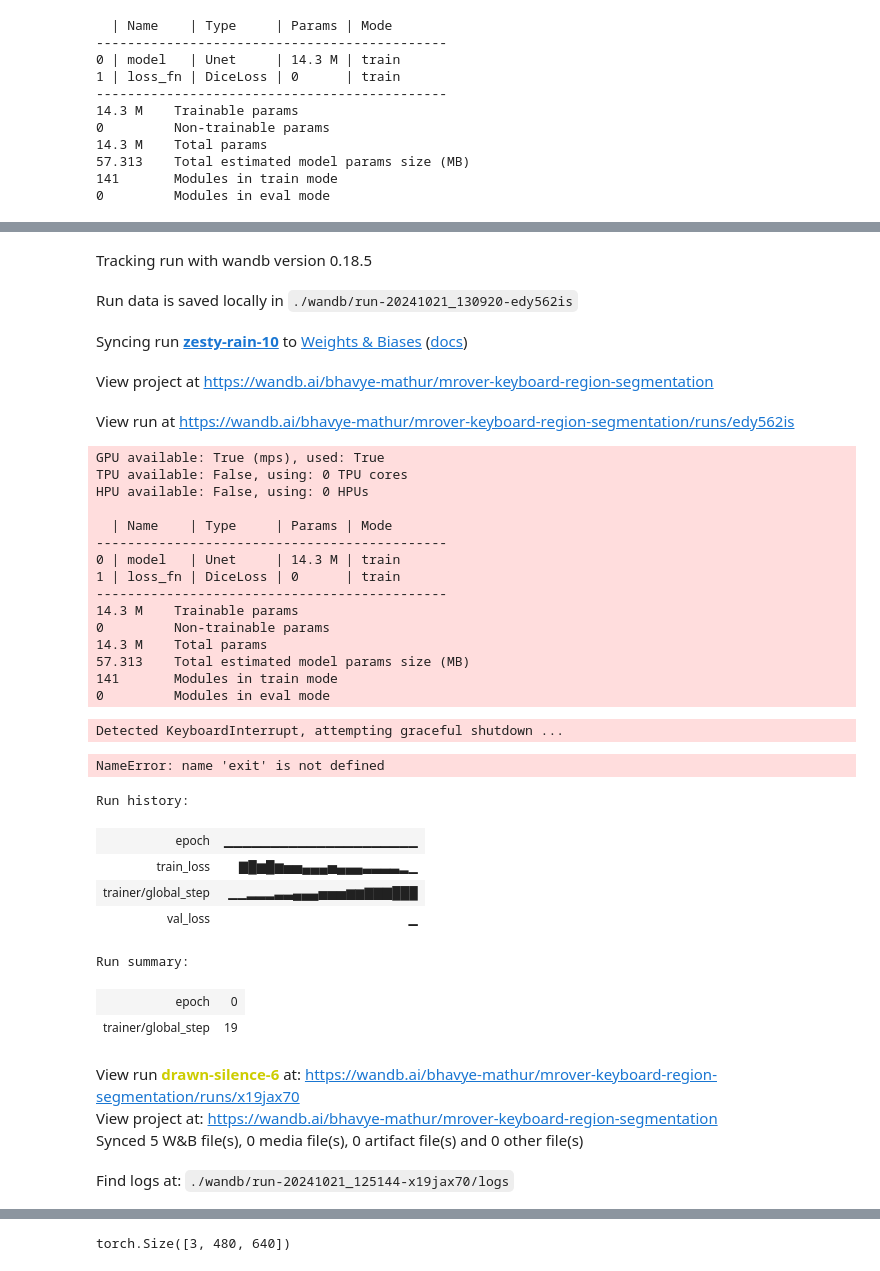
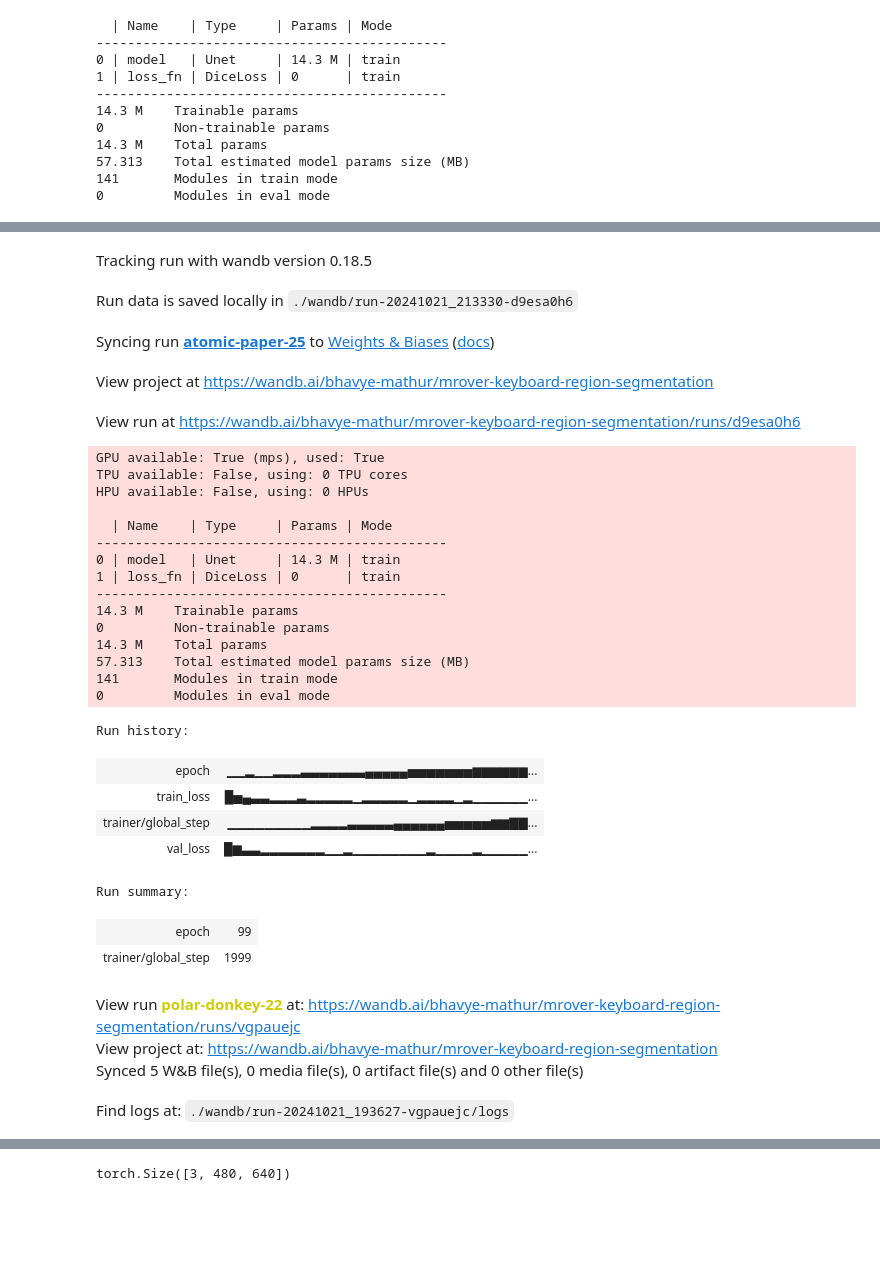
Before and after one commit to umrover/keyboard-detection, a Jupyter notebook: binary-segmentation.ipynb, the cells around one changed output, grey strips where cells are left out. Cells and saved outputs as stored; diff of their text form; code cells hidden in the pictures; blank space fills up the shorter version.

```diff
--- a/binary-segmentation.ipynb
+++ b/binary-segmentation.ipynb
@@ -82,7 +85,7 @@ train_dataset.set_transforms([
     transforms.RandomHorizontalFlip(p=0.5),
     transforms.RandomVerticalFlip(p=0.5),
     # transforms.RandomAffine(degrees=30, shear=30, translate=(0.25, 0.25)),
-    # transforms.RandomPerspective(distortion_scale=0.25, p=0.5),
+    transforms.RandomPerspective(distortion_scale=0.25, p=0.5),
     transforms.RandomErasing(p=0.5),
 ])
 
@@ -91,11 +94,12 @@ train_dataset.set_augmentations([
     transforms.ToDtype(torch.float32, scale=True),
     transforms.GaussianNoise(sigma=0.01),
     transforms.RandomApply([transforms.GaussianNoise(sigma=0.01)], p=0.5),
-    transforms.RandomApply([transforms.GaussianNoise(sigma=0.02)], p=0.5),
     transforms.Normalize(mean, std),
 ])
 # %%
-dl_kwargs = {"batch_size": 32, "num_workers": 2, "persistent_workers": True, "pin_memory": True}
+BATCH_SIZE = 32
+
+dl_kwargs = {"batch_size": BATCH_SIZE, "num_workers": 2, "persistent_workers": True, "pin_memory": True}
 
 train_dataloader = DataLoader(train_dataset, **dl_kwargs, shuffle=True)
 valid_dataloader = DataLoader(valid_dataset, **dl_kwargs)
@@ -154,9 +158,13 @@ class BinarySegmentationModel(pl.LightningModule):
         return self._step(batch, "test")
 
     def configure_optimizers(self):
+        optimizer = torch.optim.Adam([{"params": self.model.encoder.parameters()},
+                                      {"params": self.model.decoder.parameters(), "lr": LEARNING_RATE * 10}], lr=LEARNING_RATE)
+
         optimizer = torch.optim.Adam(self.parameters(), lr=LEARNING_RATE)
+
         # scheduler = torch.optim.lr_scheduler.CosineAnnealingLR(optimizer, T_max=STEPS, eta_min=1e-5)
-        return {"optimizer": optimizer} # "lr_scheduler": {"scheduler": scheduler, "interval": "step", "frequency": 1}
+        return {"optimizer": optimizer}  # "lr_scheduler": {"scheduler": scheduler, "interval": "step", "frequency": 1}
 # %%
 import wandb
 from lightning.pytorch.loggers import WandbLogger
@@ -222,21 +233,26 @@ model_graph.visual_graph
 # %%
-model.to_empty(device=device)
+EPOCHS = 100
+LEARNING_RATE = 3e-4
 
-logger = WandbLogger(project="mrover-keyboard-region-segmentation")
+PROFILE = False
+
+logger = WandbLogger(project="mrover-keyboard-region-segmentation", group=f"DatasetV{DATASET_VERSION}")
 logger.experiment.config["dataset"] = DATASET_VERSION
 # logger.watch(model, log="all", log_freq=len(train_dataloader))
 
 checkpoint_callback = ModelCheckpoint(monitor="val_loss", mode="min")
 
 profiler = "advanced" if PROFILE else None
-trainer = pl.Trainer(max_epochs=EPOCHS, log_every_n_steps=1, logger=logger, callbacks=[checkpoint_callback], profiler=profiler)
+
+trainer = pl.Trainer(max_epochs=EPOCHS, log_every_n_steps=1, logger=logger, callbacks=[checkpoint_callback],
+                     profiler=profiler)
 trainer.fit(model, train_dataloaders=train_dataloader, val_dataloaders=valid_dataloader)
 # %% [output]
 Tracking run with wandb version 0.18.5
-Run data is saved locally in ./wandb/run-20241021_130920-edy562is
+Run data is saved locally in ./wandb/run-20241021_213330-d9esa0h6
-Syncing run zesty-rain-10 to Weights & Biases (docs)
+Syncing run atomic-paper-25 to Weights & Biases (docs)
 View project at https://wandb.ai/bhavye-mathur/mrover-keyboard-region-segmentation
-View run at https://wandb.ai/bhavye-mathur/mrover-keyboard-region-segmentation/runs/edy562is
+View run at https://wandb.ai/bhavye-mathur/mrover-keyboard-region-segmentation/runs/d9esa0h6
 GPU available: True (mps), used: True
 TPU available: False, using: 0 TPU cores
 HPU available: False, using: 0 HPUs
@@ -252,23 +268,22 @@ HPU available: False, using: 0 HPUs
 57.313    Total estimated model params size (MB)
 141       Modules in train mode
 0         Modules in eval mode
-Detected KeyboardInterrupt, attempting graceful shutdown ...
-NameError: name 'exit' is not defined
 # %%
+torch.save(model.state_dict(), f"models/binary_segmentation/{wandb.run.name}-{ARCH}-{BACKBONE}-v{DATASET_VERSION}.pt")
 wandb.finish()
 # %% [output]
 Run history:
-| epoch | ▁▁▁▁▁▁▁▁▁▁▁▁▁▁▁▁▁▁▁▁▁ |
-| train_loss | ▇█▆█▆▅▅▄▄▄▅▄▄▄▃▃▃▃▂▁ |
-| trainer/global_step | ▁▁▂▂▂▃▃▄▄▄▅▅▅▆▆▇▇▇███ |
-| val_loss | ▁ |
+| epoch | ▁▁▂▁▁▂▂▂▃▃▃▃▃▃▃▄▄▄▄▄▅▅▅▅▅▅▅▆▆▆▆▆▆... |
+| train_loss | █▅▄▃▃▂▂▂▃▂▂▂▂▂▁▂▂▂▂▂▁▂▂▂▂▁▂▁▁▁▁▁▁... |
+| trainer/global_step | ▁▁▁▁▁▁▁▁▁▂▂▂▂▃▃▃▃▃▄▄▄▄▄▄▅▅▅▅▅▆▆▇▇... |
+| val_loss | █▆▃▃▂▂▂▂▂▂▂▁▁▂▁▁▁▁▁▁▁▁▂▁▁▁▁▂▁▁▁▁▁... |
 Run summary:
-| epoch | 0 |
-| trainer/global_step | 19 |
+| epoch | 99 |
+| trainer/global_step | 1999 |
-View run drawn-silence-6 at: https://wandb.ai/bhavye-mathur/mrover-keyboard-region-segmentation/runs/x19jax70
+View run polar-donkey-22 at: https://wandb.ai/bhavye-mathur/mrover-keyboard-region-segmentation/runs/vgpauejc
 View project at: https://wandb.ai/bhavye-mathur/mrover-keyboard-region-segmentation
 Synced 5 W&B file(s), 0 media file(s), 0 artifact file(s) and 0 other file(s)
-Find logs at: ./wandb/run-20241021_125144-x19jax70/logs
+Find logs at: ./wandb/run-20241021_193627-vgpauejc/logs
 # %%
 ARCH = "Unet"
 BACKBONE = "resnet18"
```
Also changed, not shown: parts of 10 cells of this notebook.
